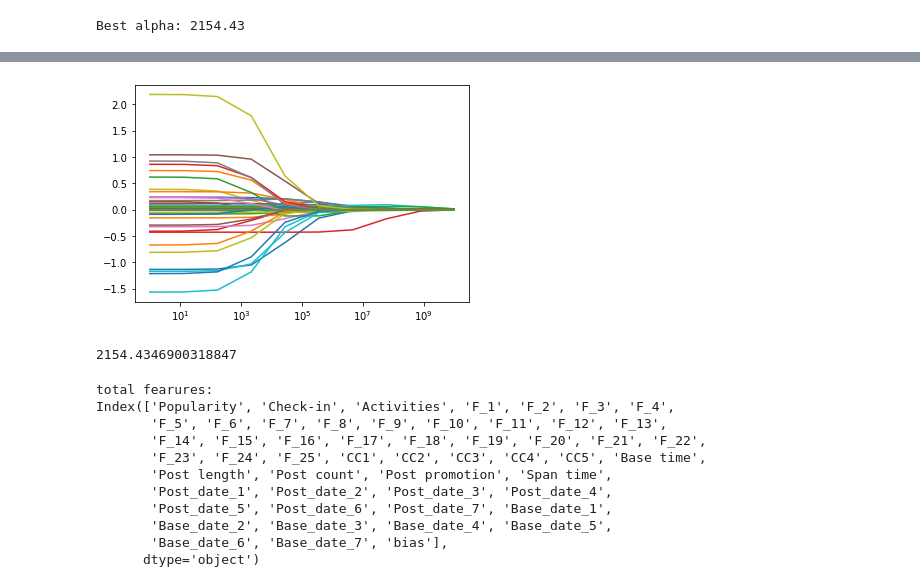
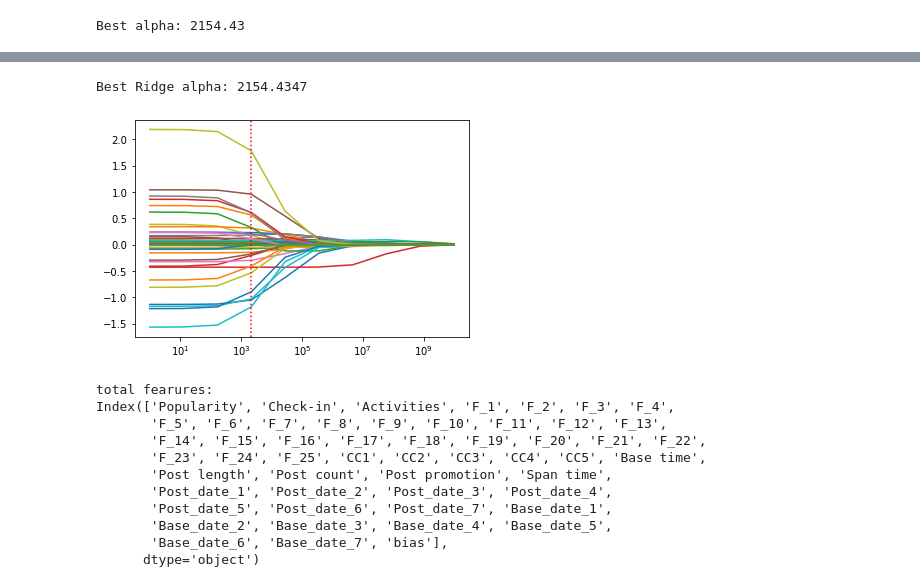
Before and after one commit to aidino/funix, a Jupyter notebook: labs/c2-regression/assignment-1/asm1.ipynb, the cells around one changed output, grey strips where cells are left out. Cells and saved outputs as stored; diff of their text form; code cells hidden in the pictures.

```diff
--- a/labs/c2-regression/assignment-1/asm1.ipynb
+++ b/labs/c2-regression/assignment-1/asm1.ipynb
@@ -169,26 +169,25 @@ ridgeCV.best_score_
 # %%
 # Cach 2
 coefs = []
 best_alphas = []
 best_scores = []
 
 for a in alphas:
     ridgeCV = RidgeCV(alphas=[a], cv=10)
     ridgeCV.fit(train_features.values, train_labels.values)
     coefs.append(ridgeCV.coef_)
     best_alphas.append(ridgeCV.alpha_)
     best_scores.append(ridgeCV.best_score_)
 
+best_ridge_alpha = best_alphas[np.argmax(best_scores)]
+print("Best Ridge alpha: {:0.4f}".format(best_ridge_alpha))
 plt.semilogx(alphas, coefs)
+plt.axvline(x=best_ridge_alpha, color='r', linestyle=':')
 plt.show()
 #plt.legend(train_features.keys())
 # %% [output]
+Best Ridge alpha: 2154.4347
-[figure, old version]
+[figure, new version]
-# %%
-best_alpha = best_alphas[np.argmax(best_scores)]
-best_alpha
-# %% [output]
-2154.4346900318847
 # %%
 print("total fearures: \n{}".format(train_features.keys()))
 print("features when using best_alpha: \n {}".format(train_features.keys()[coefs[np.argmax(best_scores)] != 0]))
```
Also changed, not shown: parts of 9 cells of this notebook.
